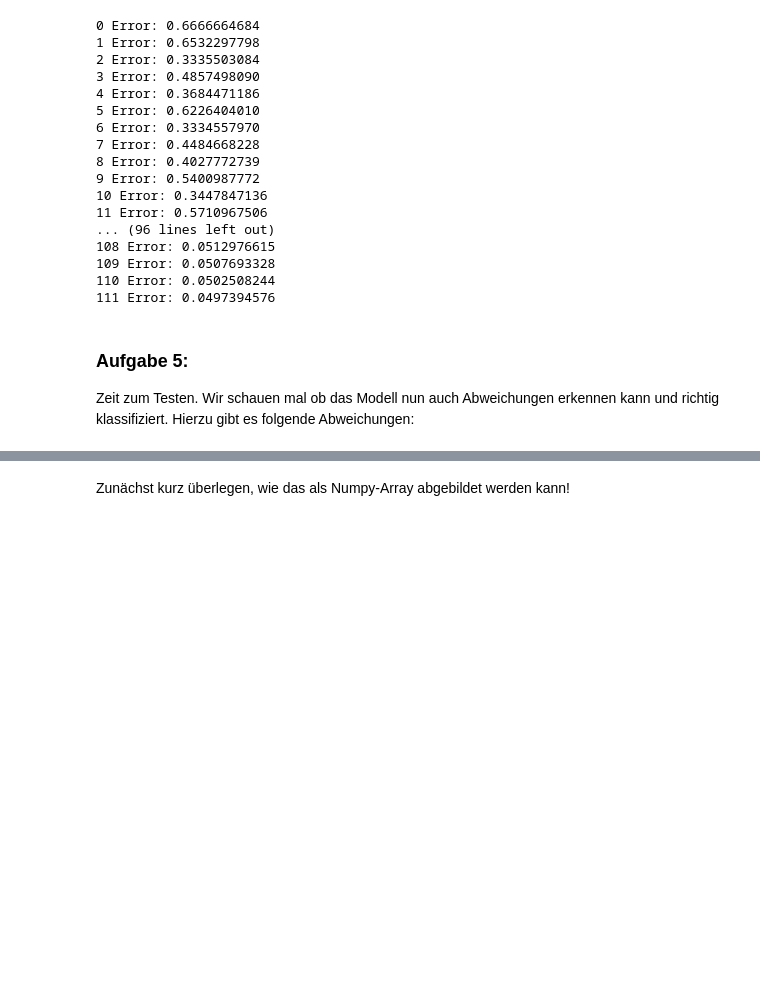
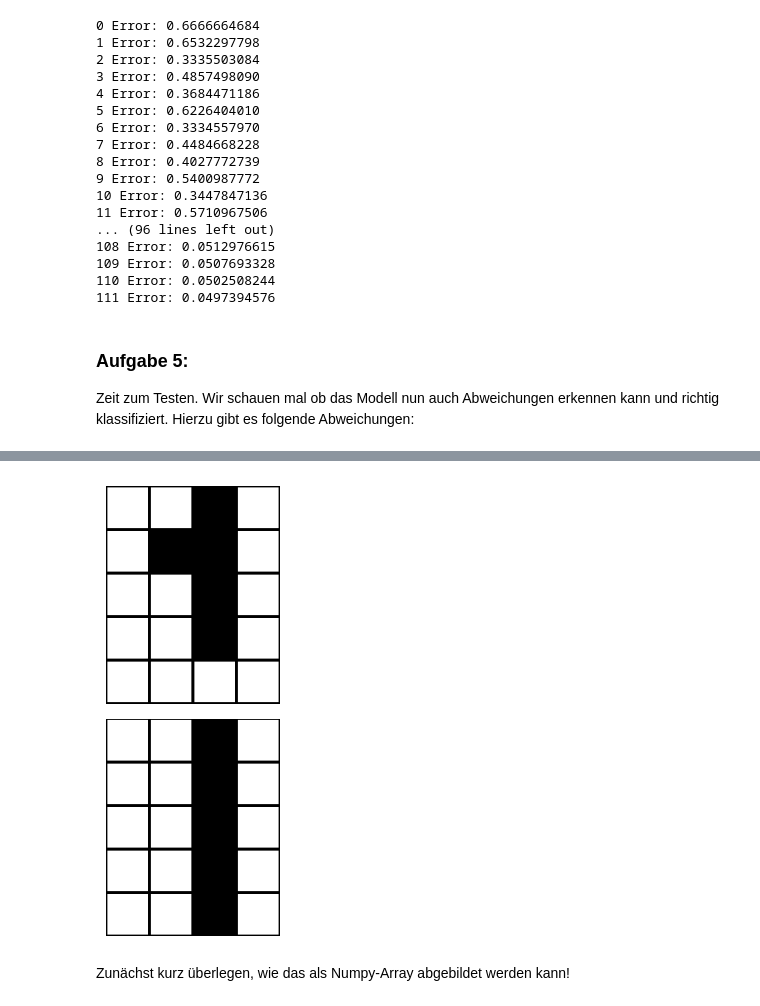
Before and after one commit to matworx/inf-ks-notebooks, a Jupyter notebook: 02_Naive_MNIST_KNN.ipynb, the cells around one changed output, grey strips where cells are left out. Drawn from its saved outputs; the diff is of its cells as text; code cells hidden in the pictures; blank space fills up the shorter version.

```diff
--- a/02_Naive_MNIST_KNN.ipynb
+++ b/02_Naive_MNIST_KNN.ipynb
@@ -140,3 +140,25 @@ Hierzu gibt es folgende Abweichungen:
+# %%
+import numpy as np
+import matplotlib.pyplot as plt
+
+A = [[0,0,1,0,0,1,1,0,0,0,1,0,0,0,1,0,0,0,0,0],
+     [0,0,1,0,0,0,1,0,0,0,1,0,0,0,1,0,0,0,1,0]]
+
+Q = np.reshape(A, (2,5,4))
+
+cmap = plt.cm.Greys
+
+fig, ax = plt.subplots(2)
+
+for i in range(2):
+    ax[i].set_aspect('equal')
+    ax[i].set_axis_off()
+    ax[i].pcolor(np.flipud(Q[i]), edgecolors='k', linewidths=2, cmap=cmap)
+
+fig.tight_layout()
+plt.show()
+# %% [output]
+[figure, added]
 # %% [markdown]
 Zunächst kurz überlegen, wie das als Numpy-Array abgebildet werden kann!
 # %%
```
Also changed, not shown: parts of 3 cells of this notebook, 3 other files.
